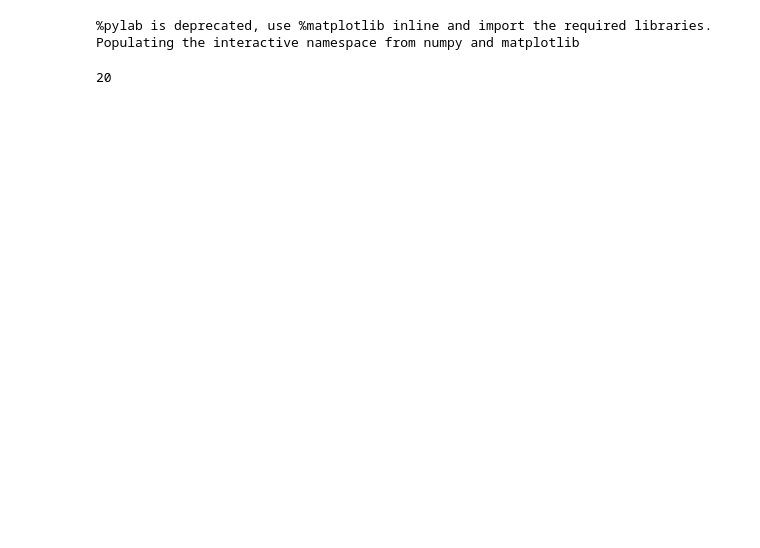
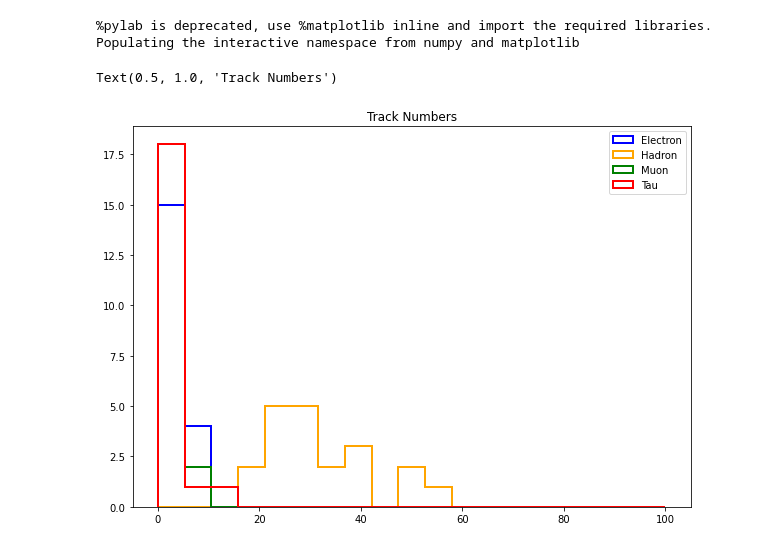
Before and after one commit to leon-goepfert/FP2, a Jupyter notebook: Data_Grope_Myon_Tau.ipynb, the cells around one changed output. Cells and saved outputs as stored; diff of their text form; code cells hidden in the pictures; blank space fills up the shorter version.

```diff
--- a/Data_Grope_Myon_Tau.ipynb
+++ b/Data_Grope_Myon_Tau.ipynb
@@ -6,18 +6,39 @@ Populating the interactive namespace from numpy and matplotlib
 # %%
 #Myon
 #Runevent 5227
-Run_event=np.array([7097,9214,9799,10263,11508,14448,14841,1176,1326,1369,1577,1851,2443,2762,2911,3092,3167,3439,3595,3981])
-Ctrk=np.array([2,4,2,2,2,2,2,6,2,2,2,2,4,2,2,2,4,2,7,2])
-Sump=np.array([90.5,91.9,93.9,92.7,92.5,92.1,92.5,84.7,89.5,98.2,84.1,88.1,87.3,87.7,87.0,93.0,92.3,93.4,94.3,90.3])
-Ecal=np.array([1.3,2.3,1.9,2.2,1.8,6.8,1.2,1.4,2.6,2.6,5.4,1.5,5.3,3.0,1.8,1.3,1.7,1.7,1.3,2.5])
-Hcal=np.array([9.1,7.3,7.1,7.3,12.2,11.3,4.1,2.4,13.4,9.9,13.8,3.5,30.3,9.3,10.0,2.6,5.5,1.8,3.9,18.8])
+m_event=np.array([7097,9214,9799,10263,11508,14448,14841,1176,1326,1369,1577,1851,2443,2762,2911,3092,3167,3439,3595,3981])
+m_Ctrk=np.array([2,4,2,2,2,2,2,6,2,2,2,2,4,2,2,2,4,2,7,2])
+m_Sump=np.array([90.5,91.9,93.9,92.7,92.5,92.1,92.5,84.7,89.5,98.2,84.1,88.1,87.3,87.7,87.0,93.0,92.3,93.4,94.3,90.3])
+m_Ecal=np.array([1.3,2.3,1.9,2.2,1.8,6.8,1.2,1.4,2.6,2.6,5.4,1.5,5.3,3.0,1.8,1.3,1.7,1.7,1.3,2.5])
+m_Hcal=np.array([9.1,7.3,7.1,7.3,12.2,11.3,4.1,2.4,13.4,9.9,13.8,3.5,30.3,9.3,10.0,2.6,5.5,1.8,3.9,18.8])
 #Tau
 #Runevent 5227
-Run_event=np.array([714,934,1524,1532,2954,4083,4692,5753,5821,6533,6541,6724,7093,7228,7667,7877,8109,8485,10783,13242])
-Ctrk=np.array([4,2,2,2,6,4,2,2,2,4,13,2,2,4,2,4,4,2,2,2])
-Sump=np.array([43.8,31.4,55.0,33.9,67.0,45.8,30.4,41.1,26.9,64.6,44.9,25.0,29.8,42.0,22.4,13.1,47.7,30.4,53.6,37.8])
-Ecal=np.array([8.2,36.1,49.7,52.0,45.0,40.1,21.7,40.6,51.8,29.8,37.5,44.9,36.5,42.4,17.1,29.0,25.1,24.4,15.0,33.3])
-Hcal=np.array([2.0,0.2,36.8,13.6,33.6,38.2,7.5,2.6,0.0,9.2,2.2,4.1,23.4,0.5,10.3,0.0,2.0,0.8,16.2,8.2])
-print(len(Ecal))
+t_Run_event=np.array([714,934,1524,1532,2954,4083,4692,5753,5821,6533,6541,6724,7093,7228,7667,7877,8109,8485,10783,13242])
+t_Ctrk=np.array([4,2,2,2,6,4,2,2,2,4,13,2,2,4,2,4,4,2,2,2])
+t_Sump=np.array([43.8,31.4,55.0,33.9,67.0,45.8,30.4,41.1,26.9,64.6,44.9,25.0,29.8,42.0,22.4,13.1,47.7,30.4,53.6,37.8])
+t_Ecal=np.array([8.2,36.1,49.7,52.0,45.0,40.1,21.7,40.6,51.8,29.8,37.5,44.9,36.5,42.4,17.1,29.0,25.1,24.4,15.0,33.3])
+t_Hcal=np.array([2.0,0.2,36.8,13.6,33.6,38.2,7.5,2.6,0.0,9.2,2.2,4.1,23.4,0.5,10.3,0.0,2.0,0.8,16.2,8.2])
+### Electron events
+e_events = np.array([556,589,1247,1272,1302,1319,1575,1672,1687,1862,1879,1886,1976,2197,2224,2273,2416,2433,2564,2571])
+e_Ctrk = np.array([7,2,3,2,0,2,6,2,2,2,14,2,6,5,2,4,2,2,6,2])
+e_Sump = np.array([84.4,92.2,78.5,83.3,0.0,71.0,0.0,71.6,71.3,74.4,0,83.2,47.9,65.1,82.5,0.0,0.0,0.0,2.0,59.9])
+e_Ecal = np.array([89.1,89.5,90.3,93.5,87.1,91.6,95.3,92.2,94.2,88.5,83.8,91.2,90.3,92.5,90.3,91.1,90.1,97.3,90.8,92.3])
+e_Hcal = np.array([0.2,0.2,0.3,0.9,0.8,1.8,1.4,0.0,0.7,0.3,0.3,0.3,0.3,0.0,0.3,2.2,6.1,0.3,0.7,0.3])
+### Hadron events
+h_events = np.array([523,672,832,917,989,1140,1203,1288,1455,1586,1675,1837,1997,2109,2205,2330,2474,2658,2754,2884])
+h_Ctrk = np.array([51,52,28,24,36,28,39,21,30,22,34,39,20,25,25,53,30,37,23,27])
+h_Sump = np.array([77.3,54.8,50,32,53.3,13.9,40.4,43.3,3.2,293.1,39.8,72,66.2,49.7,53.8,13.2,60.2,18.9,60.9,48.7])
+h_Ecal = np.array([42.1,39.7,55.7,46.7,33.2,58.4,58.8,50.8,37.2,52.9,50.7,41.4,23.8,37.8,53.2,51.5,37.8,58.8,53.4,57.0])
+h_Hcal = np.array([3.0,15.8,11.9,8.3,16.3,5.5,0.6,203.9,3.3,15.7,13.5,25,15.9,48.7,17.7,6.0,84.6,9.0,28.4,9.5])
-# %% [output]
-20
+# %%
+plt.figure(figsize=(10,7))
+bins = np.linspace(0,100, 20)
+plt.hist(e_Ctrk,bins = bins ,histtype='step',  linewidth=2, edgecolor='b',label="Electron")
+plt.hist(h_Ctrk,bins = bins ,histtype='step',  linewidth=2, edgecolor='orange',label="Hadron")
+plt.hist(m_Ctrk,bins = bins ,histtype='step',  linewidth=2, edgecolor='g',label="Muon")
+plt.hist(t_Ctrk,bins = bins ,histtype='step',  linewidth=2, edgecolor='red',label="Tau")
+plt.legend()
+plt.title("Track Numbers")
+# %% [output]
+Text(0.5, 1.0, 'Track Numbers')
+[figure, added]
```
Also changed, not shown: parts of 6 cells of this notebook.
